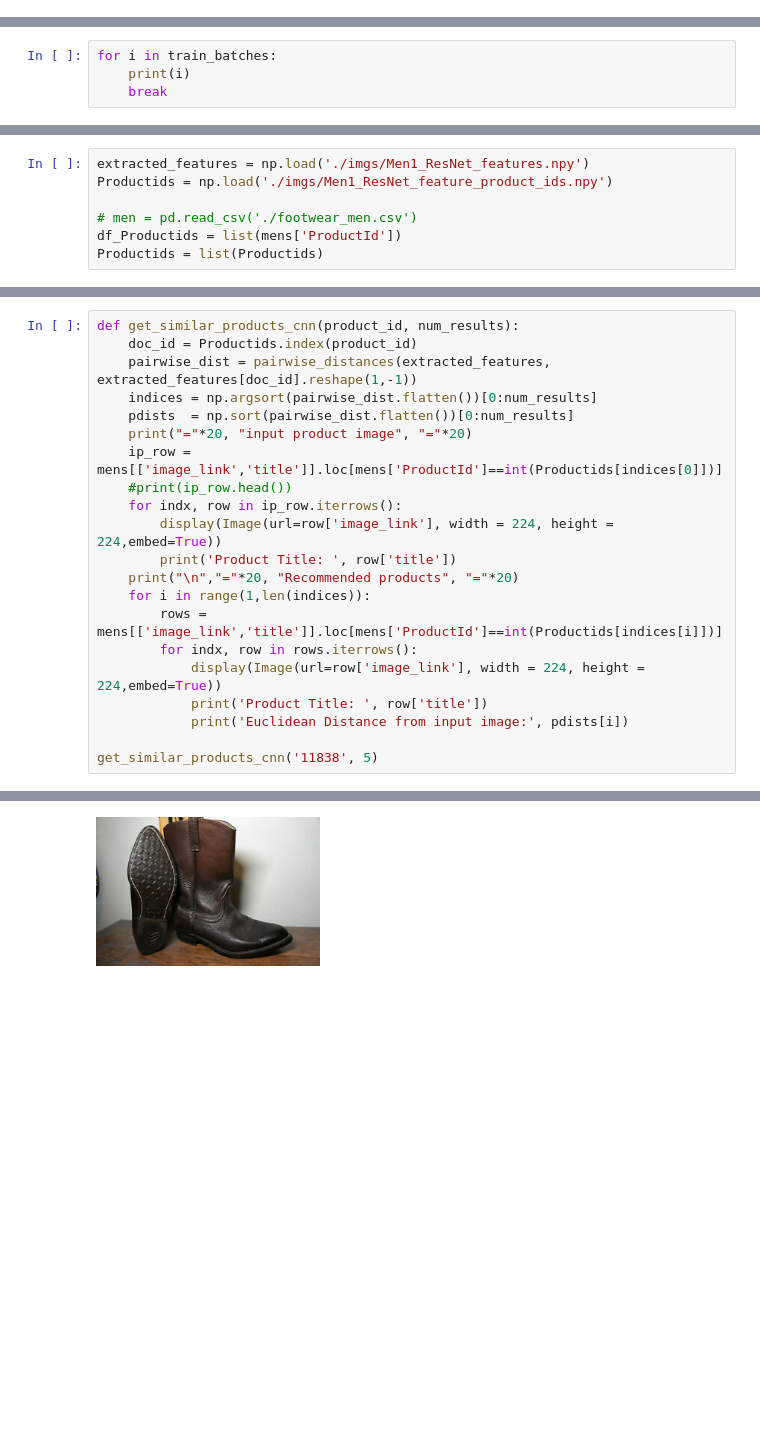
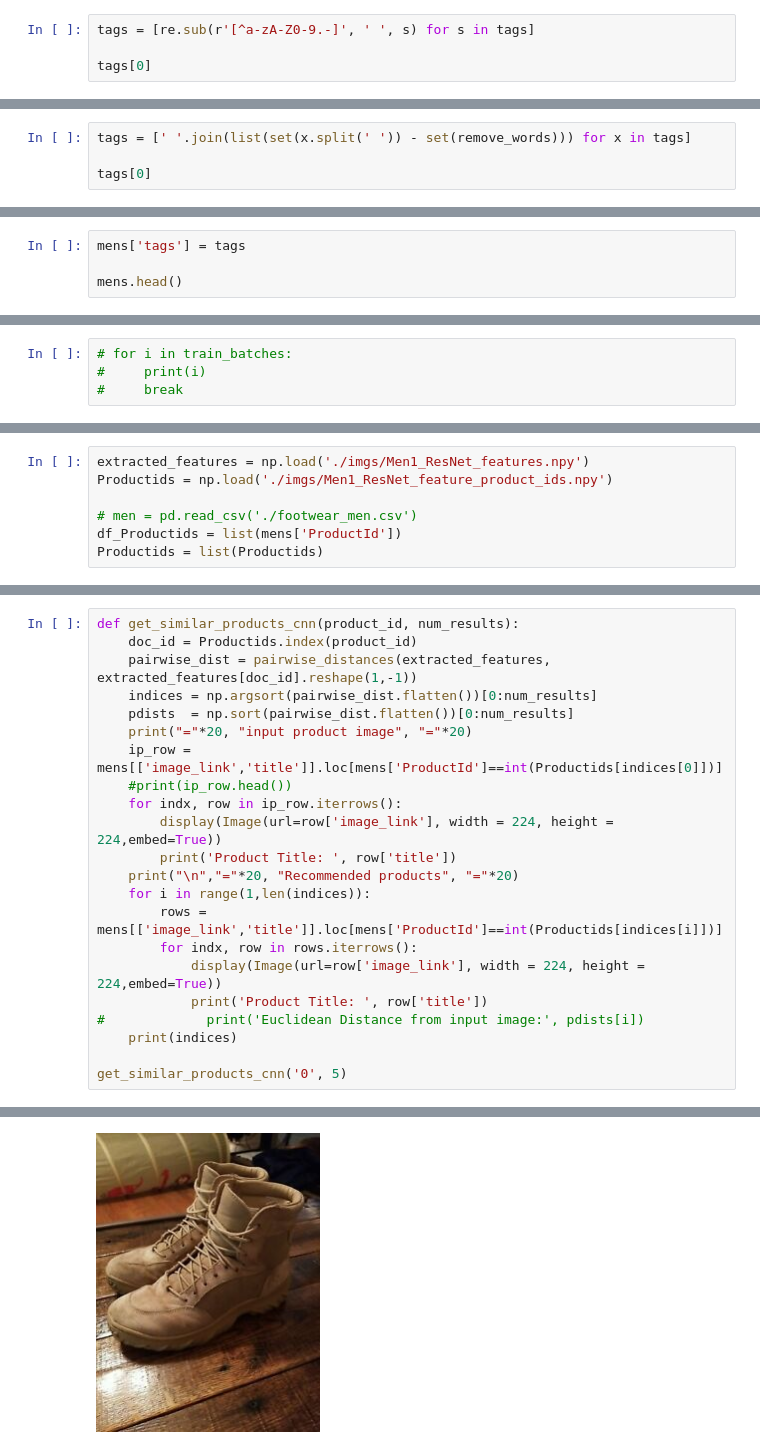
Before and after one commit to mariobkp/capstone_3, a Jupyter notebook: testing.ipynb, the cells around one changed output, grey strips where cells are left out. Cells and saved outputs as stored; diff of their text form; blank space fills up the shorter version.

Commit message:
updated model and images

```diff
--- a/testing.ipynb
+++ b/testing.ipynb
@@ -1849,0 +2178,4 @@ tf.test.gpu_device_name()
+# %%
+tags = [re.sub(r'[^a-zA-Z0-9.-]', ' ', s) for s in tags]
+
+tags[0]
@@ -1849,0 +2184,4 @@ tf.test.gpu_device_name()
+# %%
+tags = [' '.join(list(set(x.split(' ')) - set(remove_words))) for x in tags]
+
+tags[0]
@@ -1849,0 +2190,4 @@ tf.test.gpu_device_name()
+# %%
+mens['tags'] = tags
+
+mens.head()
@@ -2316,4 +2690,4 @@ Found 700 images belonging to 14 classes.
 # %%
-for i in train_batches:
-    print(i)
-    break
+# for i in train_batches:
+#     print(i)
+#     break
@@ -2449,24 +2798,25 @@ Productids[400:500]
 # %%
 def get_similar_products_cnn(product_id, num_results):
     doc_id = Productids.index(product_id)
     pairwise_dist = pairwise_distances(extracted_features, extracted_features[doc_id].reshape(1,-1))
     indices = np.argsort(pairwise_dist.flatten())[0:num_results]
     pdists  = np.sort(pairwise_dist.flatten())[0:num_results]
     print("="*20, "input product image", "="*20)
     ip_row = mens[['image_link','title']].loc[mens['ProductId']==int(Productids[indices[0]])]
     #print(ip_row.head())
     for indx, row in ip_row.iterrows():
         display(Image(url=row['image_link'], width = 224, height = 224,embed=True))
         print('Product Title: ', row['title'])
     print("\n","="*20, "Recommended products", "="*20)
     for i in range(1,len(indices)):
         rows = mens[['image_link','title']].loc[mens['ProductId']==int(Productids[indices[i]])]
         for indx, row in rows.iterrows():
             display(Image(url=row['image_link'], width = 224, height = 224,embed=True))
             print('Product Title: ', row['title'])
-            print('Euclidean Distance from input image:', pdists[i])
+#             print('Euclidean Distance from input image:', pdists[i])
+    print(indices)
 
-get_similar_products_cnn('11838', 5)
+get_similar_products_cnn('0', 5)
 # %% [output]
 ==================== input product image ====================
-[figure, old version]
+[figure, new version]
```
Also changed, not shown: parts of 207 cells of this notebook.
